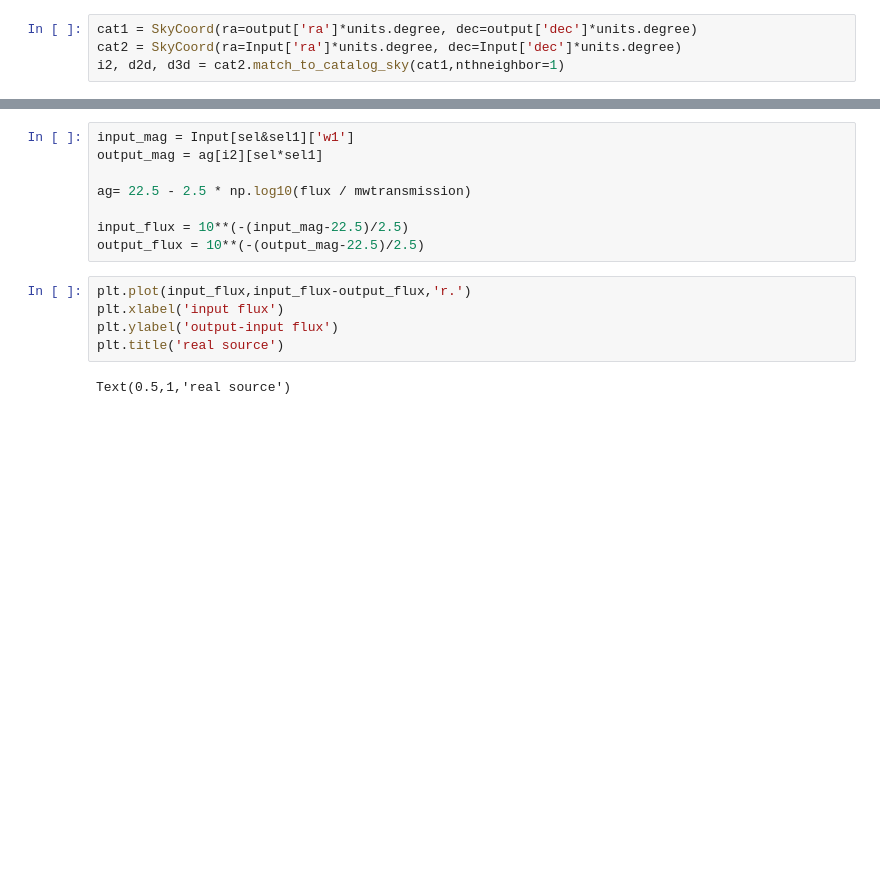
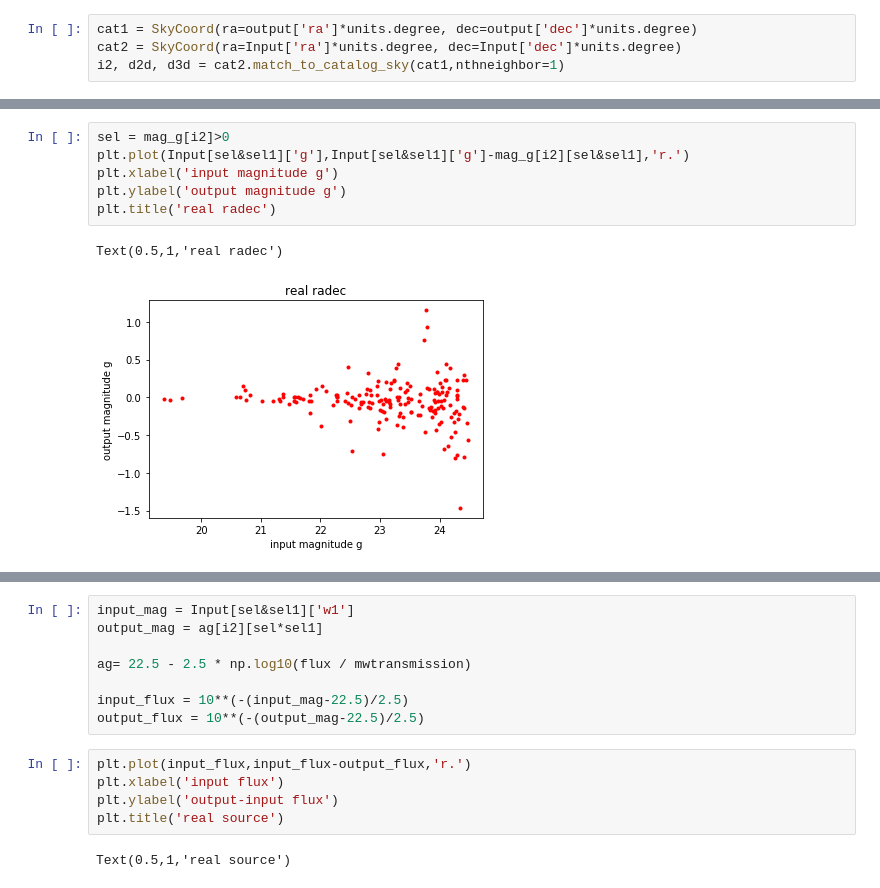
Before and after one commit to DriftingPig/obiwan_LRG, a Jupyter notebook: wise_real_source.ipynb, the cells around one changed output, grey strips where cells are left out. Saved outputs shown, nothing was run; the diff lists cells and outputs as text; blank space fills up the shorter version.

```diff
--- a/wise_real_source.ipynb
+++ b/wise_real_source.ipynb
@@ -42,0 +97,9 @@ Text(0.5,1,'real radec')
+# %%
+sel = mag_g[i2]>0
+plt.plot(Input[sel&sel1]['g'],Input[sel&sel1]['g']-mag_g[i2][sel&sel1],'r.')
+plt.xlabel('input magnitude g')
+plt.ylabel('output magnitude g')
+plt.title('real radec')
+# %% [output]
+Text(0.5,1,'real radec')
+[figure, added]
```
Also changed, not shown: parts of 25 cells of this notebook, 10 other files.
